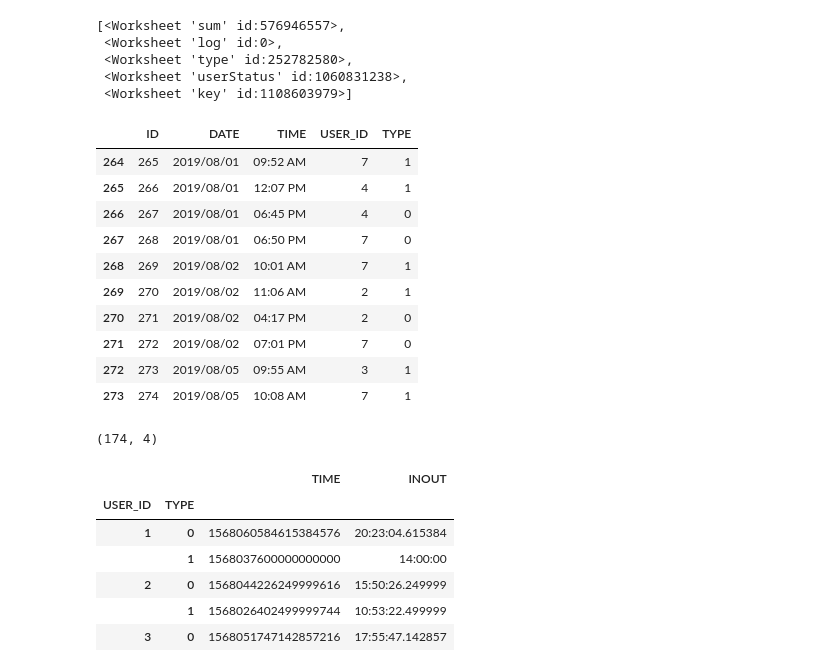
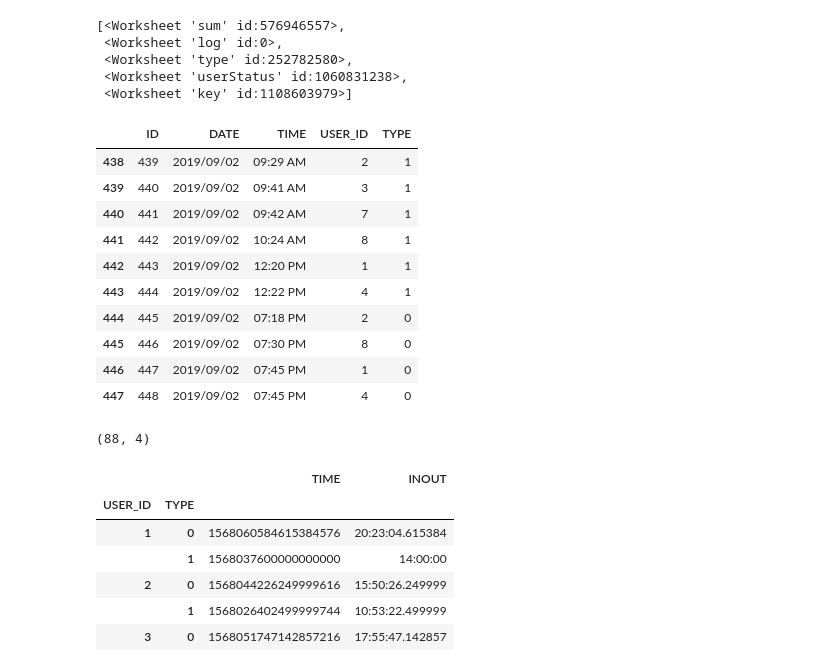
Before and after one commit to bestspang/LineBot, a Jupyter notebook: jupyter/workPeriod.ipynb, the cells around one changed output. Cells and saved outputs as stored; diff of their text form; code cells hidden in the pictures.

```diff
--- a/jupyter/workPeriod.ipynb
+++ b/jupyter/workPeriod.ipynb
@@ -31,20 +31,20 @@ sheet = spread.worksheet('log')
 list_of_lists = sheet.get_all_values()
 # %%
 df = pd.DataFrame(list_of_lists[1:], columns = list_of_lists[0])
-df = df[pd.to_datetime(df['DATE']).dt.month == 8]#datetime.today().month
+df = df[pd.to_datetime(df['DATE']).dt.month == datetime.today().month]#datetime.today().month
 df.head(10)
 # %% [output]
 |  | ID | DATE | TIME | USER_ID | TYPE |
-| 264 | 265 | 2019/08/01 | 09:52 AM | 7 | 1 |
-| 265 | 266 | 2019/08/01 | 12:07 PM | 4 | 1 |
-| 266 | 267 | 2019/08/01 | 06:45 PM | 4 | 0 |
-| 267 | 268 | 2019/08/01 | 06:50 PM | 7 | 0 |
-| 268 | 269 | 2019/08/02 | 10:01 AM | 7 | 1 |
-| 269 | 270 | 2019/08/02 | 11:06 AM | 2 | 1 |
-| 270 | 271 | 2019/08/02 | 04:17 PM | 2 | 0 |
-| 271 | 272 | 2019/08/02 | 07:01 PM | 7 | 0 |
-| 272 | 273 | 2019/08/05 | 09:55 AM | 3 | 1 |
-| 273 | 274 | 2019/08/05 | 10:08 AM | 7 | 1 |
+| 438 | 439 | 2019/09/02 | 09:29 AM | 2 | 1 |
+| 439 | 440 | 2019/09/02 | 09:41 AM | 3 | 1 |
+| 440 | 441 | 2019/09/02 | 09:42 AM | 7 | 1 |
+| 441 | 442 | 2019/09/02 | 10:24 AM | 8 | 1 |
+| 442 | 443 | 2019/09/02 | 12:20 PM | 1 | 1 |
+| 443 | 444 | 2019/09/02 | 12:22 PM | 4 | 1 |
+| 444 | 445 | 2019/09/02 | 07:18 PM | 2 | 0 |
+| 445 | 446 | 2019/09/02 | 07:30 PM | 8 | 0 |
+| 446 | 447 | 2019/09/02 | 07:45 PM | 1 | 0 |
+| 447 | 448 | 2019/09/02 | 07:45 PM | 4 | 0 |
 # %%
 df['TIME'] = pd.to_datetime(df['TIME']).values.astype(np.int64)
 df['DATE'] = pd.to_datetime(df['DATE']).dt.date
@@ -53,7 +53,7 @@ df['TYPE'] = df['TYPE'].astype(int)
 df = df.set_index('ID')
 df.shape
 # %% [output]
-(174, 4)
+(88, 4)
 # %%
 df2 = pd.DataFrame(df.groupby(['USER_ID', 'TYPE'])['TIME'].mean())
 # %%
```
Also changed, not shown: 2 other files.
